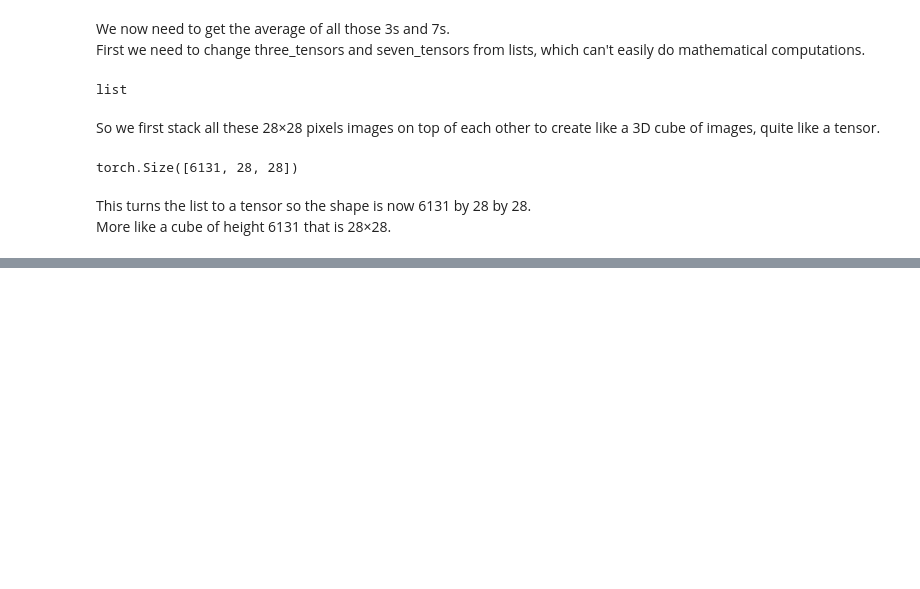
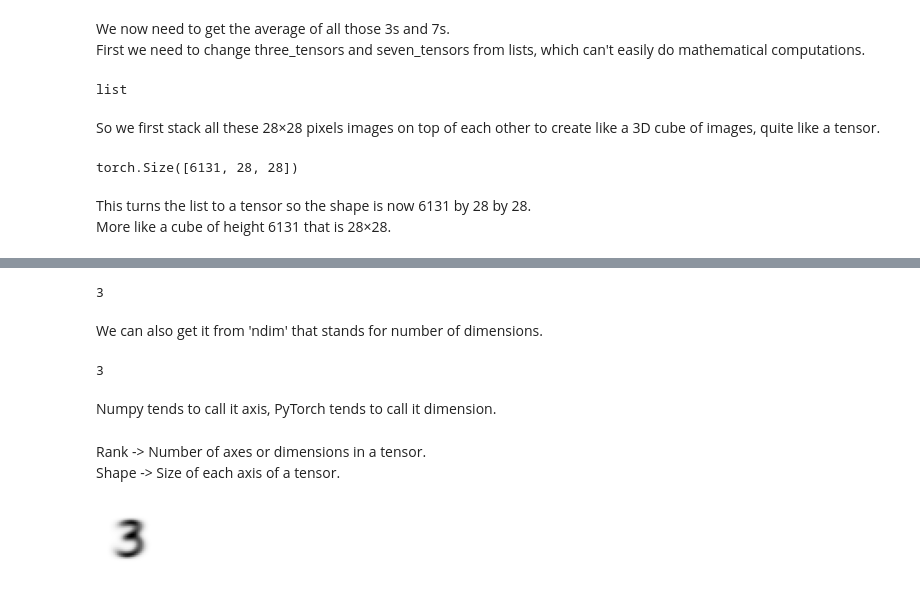
Before and after one commit to maureen-mugo/California-Housing-Price-Prediction, a Jupyter notebook: deep-learning-notes/mnist_sample.ipynb, the cells around one changed output, grey strips where cells are left out. Saved outputs shown, nothing was run; the diff lists cells and outputs as text; code cells hidden in the pictures; blank space fills up the shorter version.

Commit message:
find mean

```diff
--- a/deep-learning-notes/mnist_sample.ipynb
+++ b/deep-learning-notes/mnist_sample.ipynb
@@ -168,0 +174,20 @@ More like a cube of height 6131 that is 28×28.
+# %%
+len(stacked_threes.shape)
+# %% [output]
+3
+# %% [markdown]
+We can also get it from 'ndim' that stands for number of dimensions.
+# %%
+stacked_threes.ndim
+# %% [output]
+3
+# %% [markdown]
+Numpy tends to call it axis, PyTorch tends to call it dimension.
+# %% [markdown]
+Rank -> Number of axes or dimensions in a tensor.
+Shape -> Size of each axis of a tensor.
+# %%
+mean3 = stacked_threes.mean(0)
+show_image(mean3);
+# %% [output]
+[figure, added]
```
Also changed, not shown: parts of 15 cells of this notebook.
